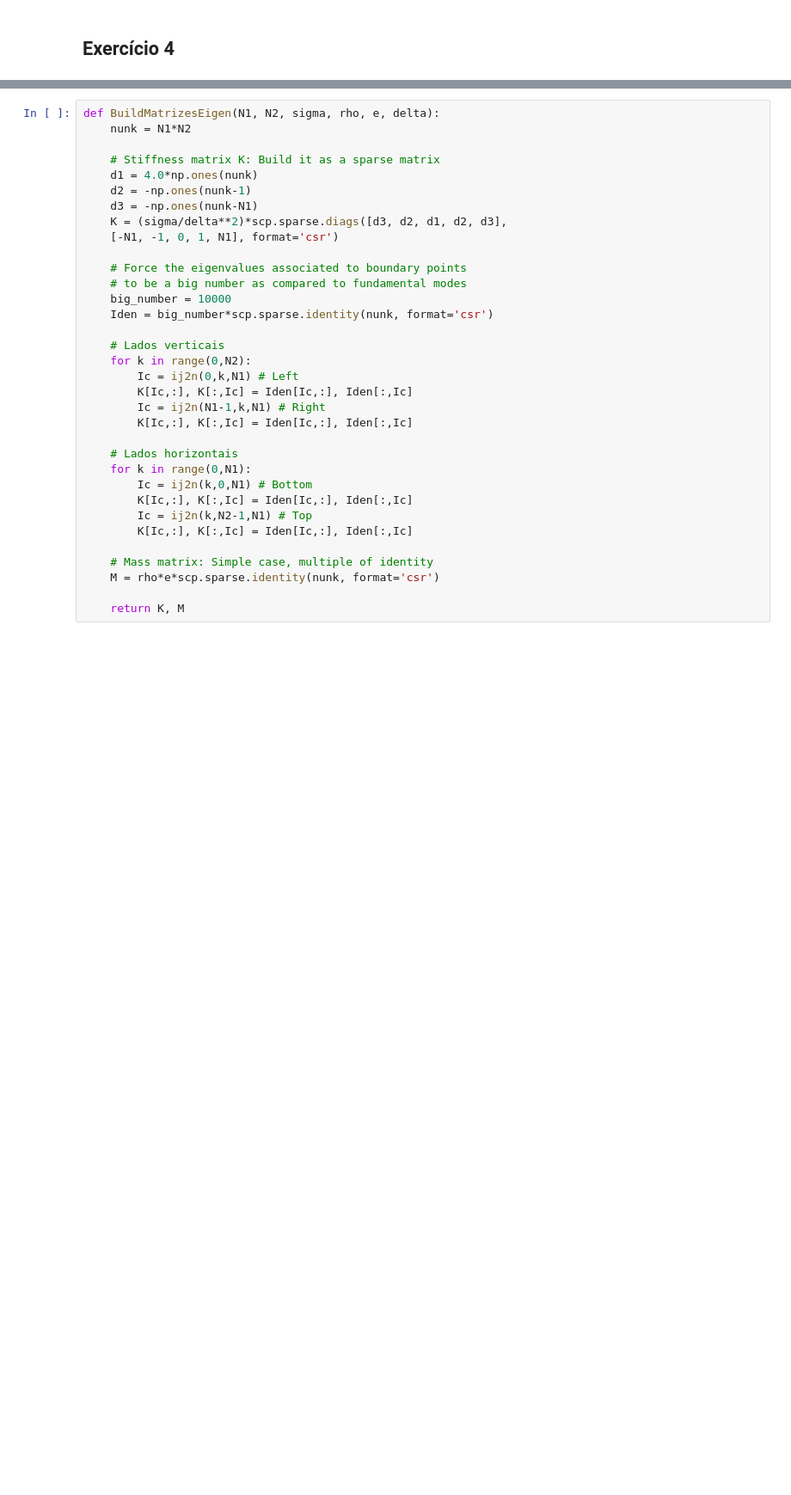
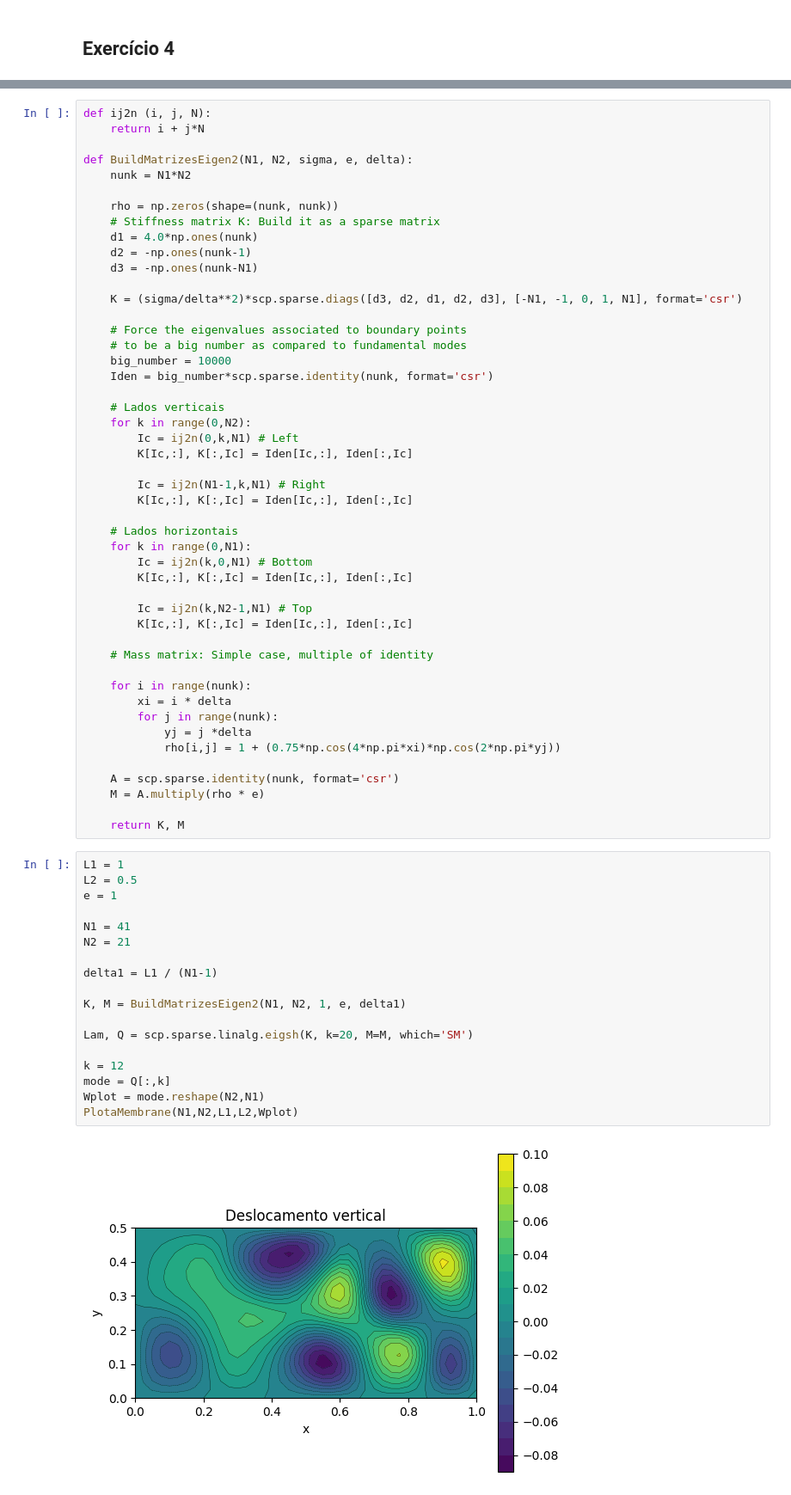
Before and after one commit to heloisaPazeti/Calc_Numeric, a Jupyter notebook: Exercicios/Lista_4.ipynb, the cells around one changed output, grey strips where cells are left out. Shown at 86% size. Drawn from its saved outputs; the diff is of its cells as text; blank space fills up the shorter version.

```diff
--- a/Exercicios/Lista_4.ipynb
+++ b/Exercicios/Lista_4.ipynb
@@ -122,13 +199,17 @@ def ij2n (i, j, N):
 # %%
-def BuildMatrizesEigen(N1, N2, sigma, rho, e, delta):
+def ij2n (i, j, N):
+    return i + j*N
+
+def BuildMatrizesEigen2(N1, N2, sigma, e, delta):
     nunk = N1*N2
 
+    rho = np.zeros(shape=(nunk, nunk))
     # Stiffness matrix K: Build it as a sparse matrix
     d1 = 4.0*np.ones(nunk)
     d2 = -np.ones(nunk-1)
     d3 = -np.ones(nunk-N1)
-    K = (sigma/delta**2)*scp.sparse.diags([d3, d2, d1, d2, d3],
-    [-N1, -1, 0, 1, N1], format='csr')
+
+    K = (sigma/delta**2)*scp.sparse.diags([d3, d2, d1, d2, d3], [-N1, -1, 0, 1, N1], format='csr')
 
     # Force the eigenvalues associated to boundary points
     # to be a big number as compared to fundamental modes
@@ -139,6 +220,7 @@ def BuildMatrizesEigen(N1, N2, sigma, rho, e, delta):
     for k in range(0,N2):
         Ic = ij2n(0,k,N1) # Left
         K[Ic,:], K[:,Ic] = Iden[Ic,:], Iden[:,Ic]
+
         Ic = ij2n(N1-1,k,N1) # Right
         K[Ic,:], K[:,Ic] = Iden[Ic,:], Iden[:,Ic]
 
@@ -146,10 +228,39 @@ def BuildMatrizesEigen(N1, N2, sigma, rho, e, delta):
     for k in range(0,N1):
         Ic = ij2n(k,0,N1) # Bottom
         K[Ic,:], K[:,Ic] = Iden[Ic,:], Iden[:,Ic]
+
         Ic = ij2n(k,N2-1,N1) # Top
         K[Ic,:], K[:,Ic] = Iden[Ic,:], Iden[:,Ic]
 
     # Mass matrix: Simple case, multiple of identity
-    M = rho*e*scp.sparse.identity(nunk, format='csr')
+
+    for i in range(nunk):
+        xi = i * delta
+        for j in range(nunk):
+            yj = j *delta
+            rho[i,j] = 1 + (0.75*np.cos(4*np.pi*xi)*np.cos(2*np.pi*yj))
+
+    A = scp.sparse.identity(nunk, format='csr')
+    M = A.multiply(rho * e)
 
     return K, M
+# %%
+L1 = 1
+L2 = 0.5
+e = 1
+
+N1 = 41
+N2 = 21
+
+delta1 = L1 / (N1-1)
+
+K, M = BuildMatrizesEigen2(N1, N2, 1, e, delta1)
+
+Lam, Q = scp.sparse.linalg.eigsh(K, k=20, M=M, which='SM')
+
+k = 12
+mode = Q[:,k]
+Wplot = mode.reshape(N2,N1)
+PlotaMembrane(N1,N2,L1,L2,Wplot)
+# %% [output]
+[figure, added]
```
Also changed, not shown: parts of 11 cells of this notebook.
